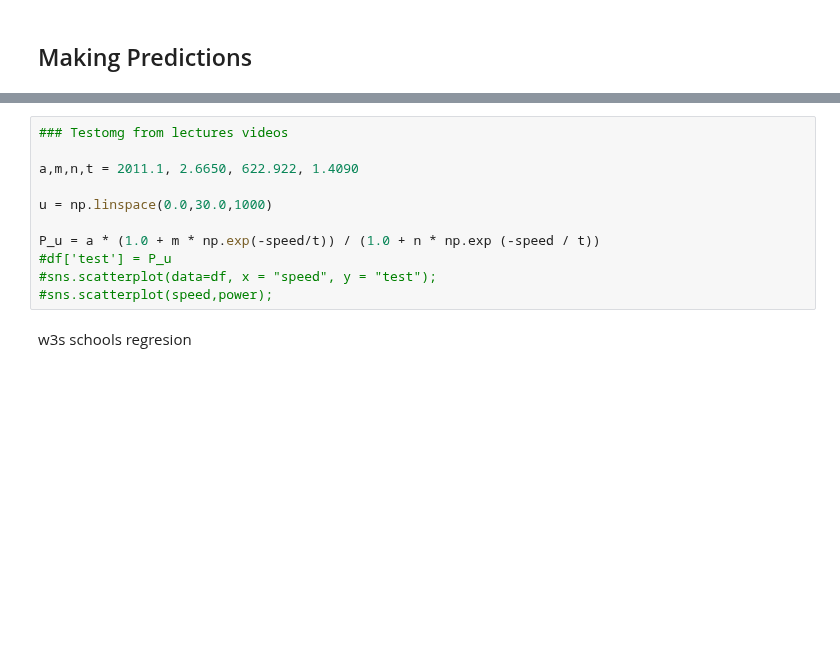
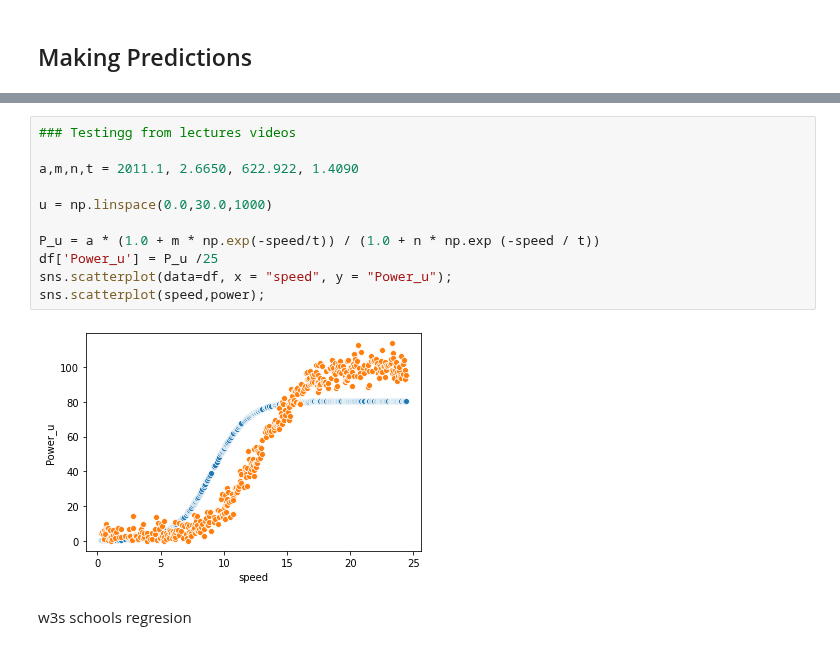
Before and after one commit to brendantipp/sem2_fun_data_analysis_project, a Jupyter notebook: linear_regression.ipynb, the cells around one changed output, grey strips where cells are left out. Cells and saved outputs as stored; diff of their text form; blank space fills up the shorter version.

```diff
--- a/linear_regression.ipynb
+++ b/linear_regression.ipynb
@@ -365,14 +398,16 @@ print (predict_test)
 # %%
-### Testomg from lectures videos
+### Testingg from lectures videos
 
 a,m,n,t = 2011.1, 2.6650, 622.922, 1.4090
 
 u = np.linspace(0.0,30.0,1000)
 
 P_u = a * (1.0 + m * np.exp(-speed/t)) / (1.0 + n * np.exp (-speed / t))
-#df['test'] = P_u
-#sns.scatterplot(data=df, x = "speed", y = "test");
-#sns.scatterplot(speed,power);
+df['Power_u'] = P_u /25
+sns.scatterplot(data=df, x = "speed", y = "Power_u");
+sns.scatterplot(speed,power);
+# %% [output]
+[figure, added]
 # %% [markdown]
 w3s schools regresion
 # %% [markdown]
```
Also changed, not shown: parts of 16 cells of this notebook.
